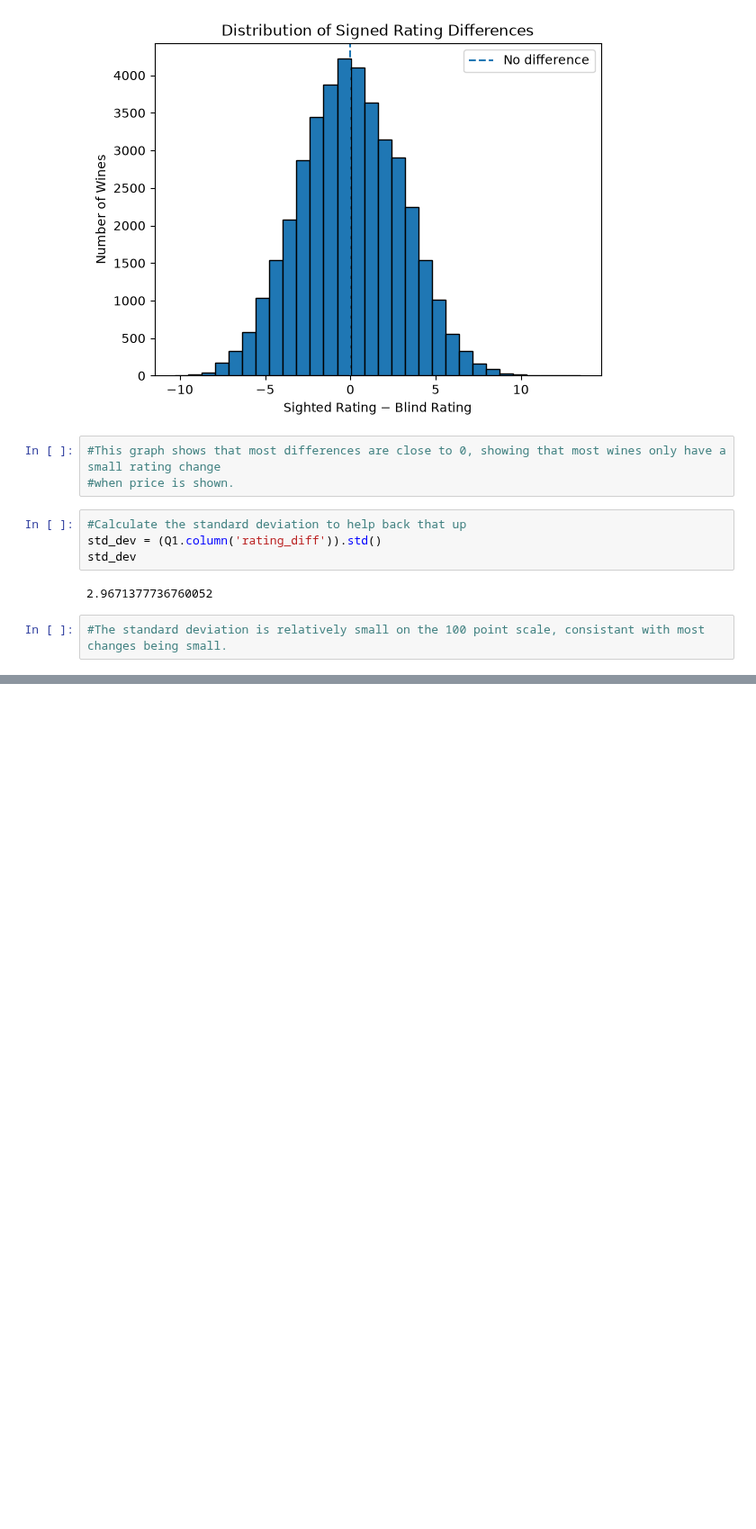
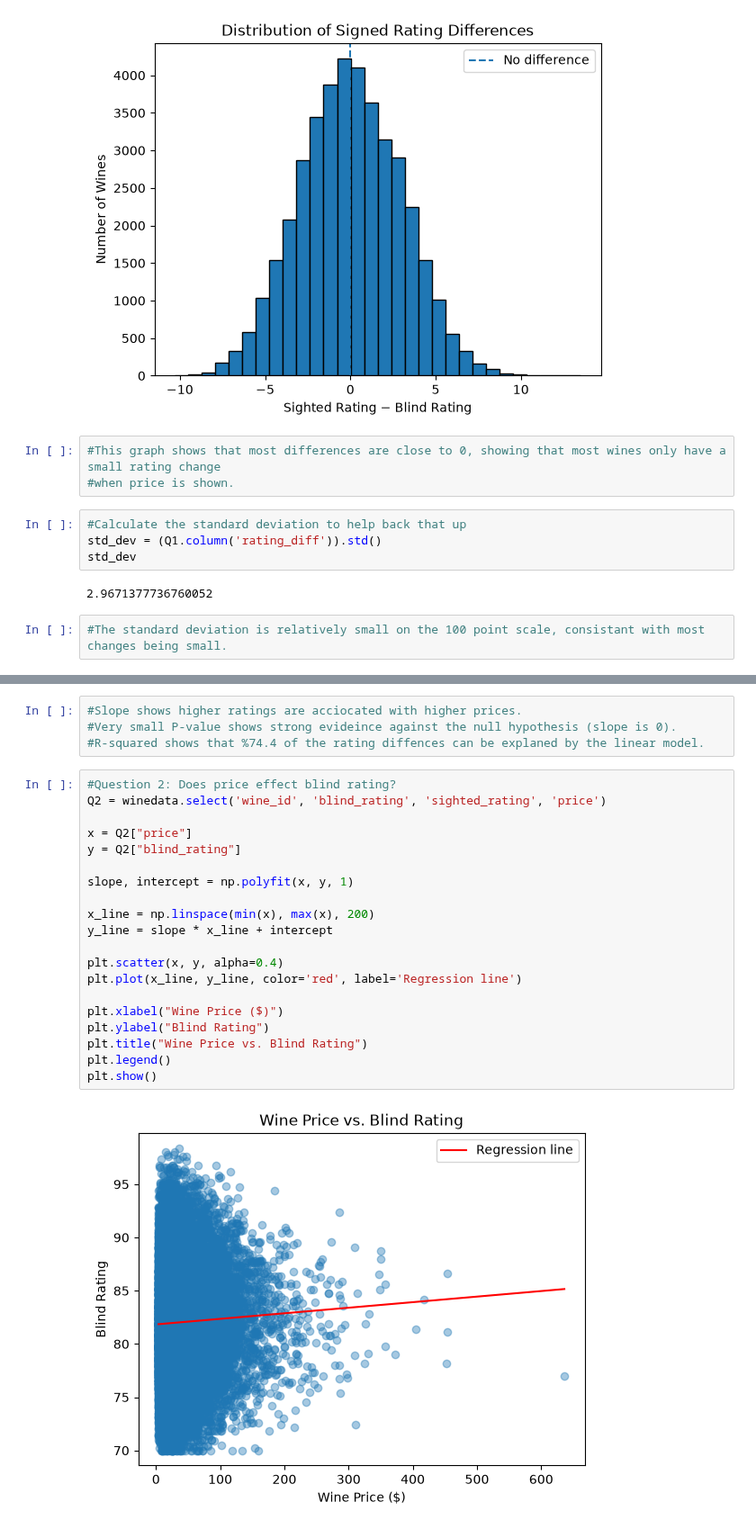
Before and after one commit to jrwhe01/wine_tastevsquailty_data, a Jupyter notebook: wineanalysis.ipynb, the cells around one changed output, grey strips where cells are left out. Shown at 90% size. Drawn from its saved outputs; the diff is of its cells as text; blank space fills up the shorter version.

```diff
--- a/wineanalysis.ipynb
+++ b/wineanalysis.ipynb
@@ -111,0 +175,26 @@ std_dev
+# %%
+#Slope shows higher ratings are acciocated with higher prices.
+#Very small P-value shows strong evideince against the null hypothesis (slope is 0).
+#R-squared shows that %74.4 of the rating diffences can be explaned by the linear model.
+# %%
+#Question 2: Does price effect blind rating?
+Q2 = winedata.select('wine_id', 'blind_rating', 'sighted_rating', 'price')
+
+x = Q2["price"]
+y = Q2["blind_rating"]
+
+slope, intercept = np.polyfit(x, y, 1)
+
+x_line = np.linspace(min(x), max(x), 200)
+y_line = slope * x_line + intercept
+
+plt.scatter(x, y, alpha=0.4)
+plt.plot(x_line, y_line, color='red', label='Regression line')
+
+plt.xlabel("Wine Price ($)")
+plt.ylabel("Blind Rating")
+plt.title("Wine Price vs. Blind Rating")
+plt.legend()
+plt.show()
+# %% [output]
+[figure, added]
```
Also changed, not shown: parts of 7 cells of this notebook.
